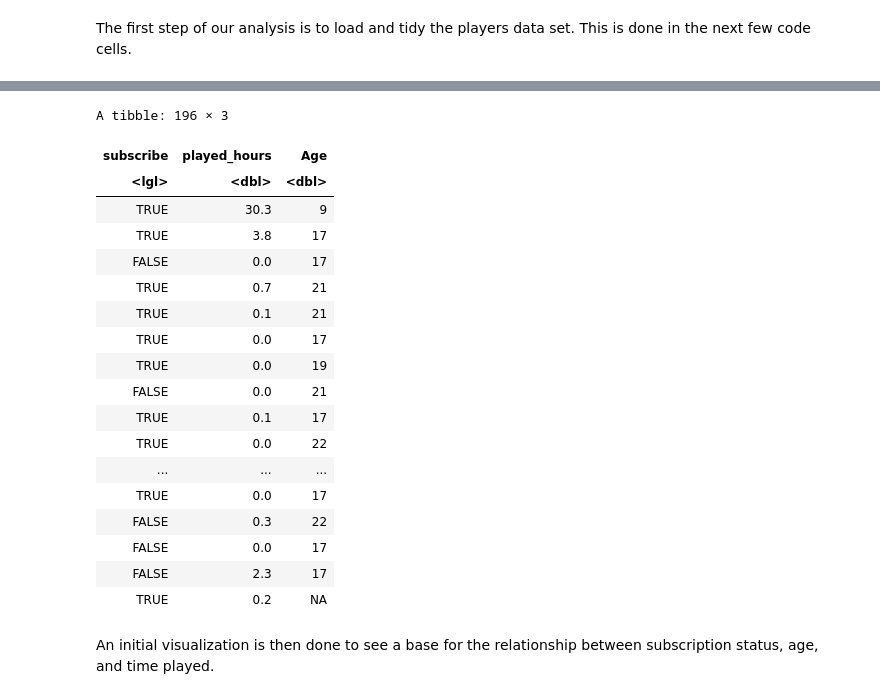
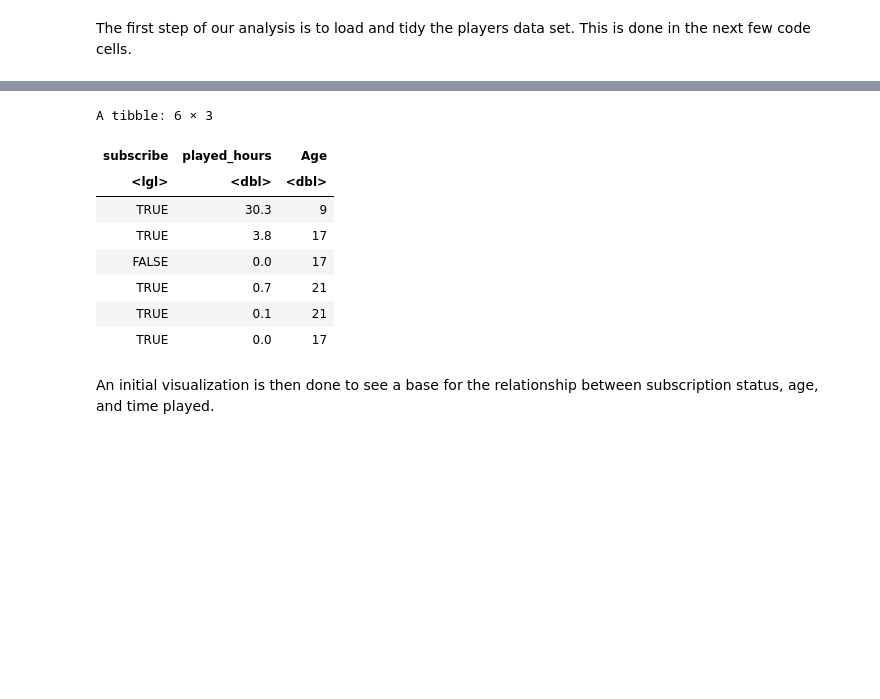
Before and after one commit to Greatbun123/DSCI-Project, a Jupyter notebook: Project.ipynb, the cells around one changed output, grey strips where cells are left out. Cells and saved outputs as stored; diff of their text form; code cells hidden in the pictures; blank space fills up the shorter version.

```diff
--- a/Project.ipynb
+++ b/Project.ipynb
@@ -32,12 +43,8 @@ library(digest)
 # %% [markdown]
 The first step of our analysis is to load and tidy the players data set. This is done in the next few code cells.
 # %%
-players <- read_csv("https://raw.githubusercontent.com/Greatbun123/DSCI-Project/refs/heads/main/players.csv")
-if (digest(players, algo = "sha256") != "69f2c670d72960677905601ff3f3a18203cd30f7b9d65ff5c4e6758b8546da48") {
-    fail()
-}
-
-players
+players <- read_csv("players.csv")
+head(players)
 # %% [output]
 Rows: 196 Columns: 7
 ── Column specification ────────────────────────────────────────────────────────
@@ -70,26 +67,16 @@ A spec_tbl_df: 196 × 7
 # %%
 players_cleaned <- players |> select(-hashedEmail, -name, -gender, -experience)
-players_cleaned
+head(players_cleaned)
 # %% [output]
-A tibble: 196 × 3
+A tibble: 6 × 3
 | subscribe | played_hours | Age |
 | <lgl> | <dbl> | <dbl> |
 | TRUE | 30.3 | 9 |
 | TRUE | 3.8 | 17 |
 | FALSE | 0.0 | 17 |
 | TRUE | 0.7 | 21 |
 | TRUE | 0.1 | 21 |
 | TRUE | 0.0 | 17 |
-| TRUE | 0.0 | 19 |
-| FALSE | 0.0 | 21 |
-| TRUE | 0.1 | 17 |
-| TRUE | 0.0 | 22 |
-| ... | ... | ... |
-| TRUE | 0.0 | 17 |
-| FALSE | 0.3 | 22 |
-| FALSE | 0.0 | 17 |
-| FALSE | 2.3 | 17 |
-| TRUE | 0.2 | NA |
 # %% [markdown]
 An initial visualization is then done to see a base for the relationship between subscription status, age, and time played.
 # %%
```
Also changed, not shown: parts of 2 cells of this notebook.
